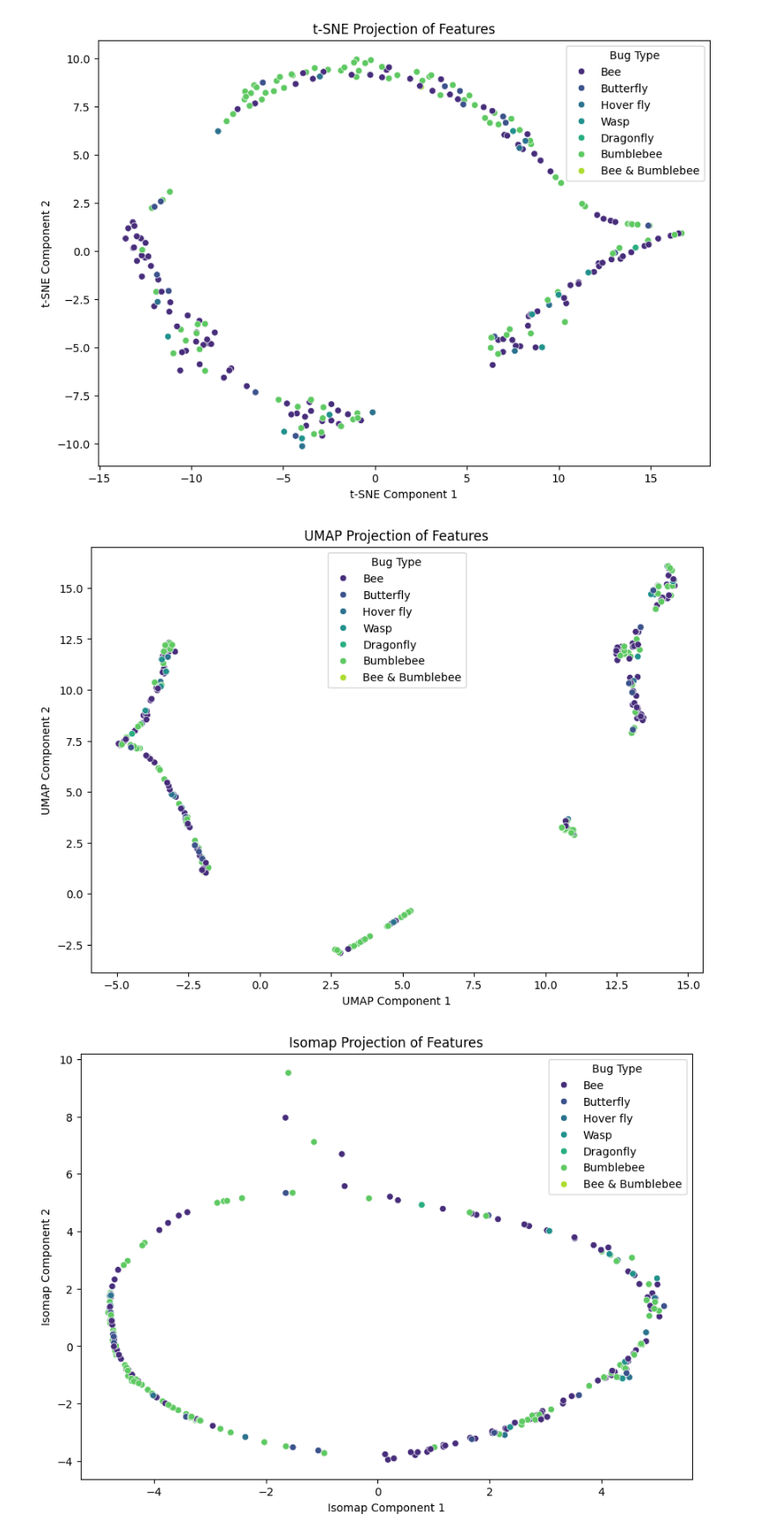
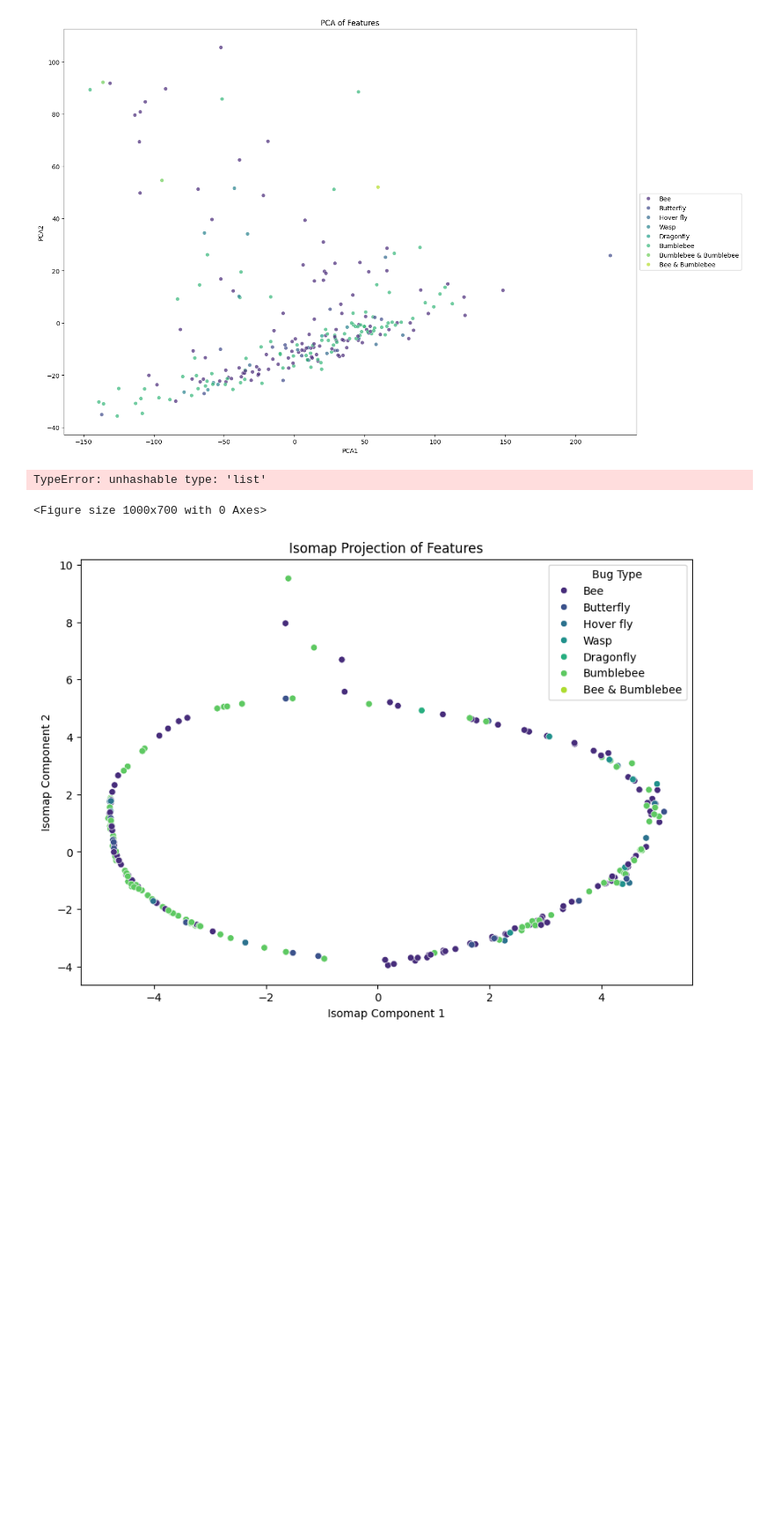
Before and after one commit to zelinze/ToBeeOrNotToBee, a Jupyter notebook: data_visualization.ipynb, the cells around one changed output. Shown: that part at 88% size. Saved outputs shown, nothing was run; the diff lists cells and outputs as text; code cells hidden in the pictures; blank space fills up the shorter version.

```diff
--- a/data_visualization.ipynb
+++ b/data_visualization.ipynb
@@ -118,7 +125,38 @@ plot_pca_projection(all_data_df)
+# %%
+# 提取特征数据
+features = features_df  # 假设features_df包含所有特征数据
+
+# 执行PCA降维到2维
+pca = PCA(n_components=2)
+pca_result = pca.fit_transform(features)
+
+# 创建PCA结果的DataFrame
+pca_df = pd.DataFrame(data=pca_result, columns=['PCA1', 'PCA2'])
+pca_df['bug_type'] = classif_df['bug_type'].apply(lambda x: ' & '.join(x))  # 将多标签连接为字符串
+
+# 可视化PCA结果
+plt.figure(figsize=(16, 10), dpi=100)
+sns.scatterplot(
+    x='PCA1', y='PCA2',
+    hue='bug_type',
+    palette=sns.color_palette('viridis', len(pca_df['bug_type'].unique())),
+    data=pca_df,
+    legend="full",
+    alpha=0.7
+)
+plt.title('PCA of Features')
+plt.xlabel('PCA1')
+plt.ylabel('PCA2')
+plt.legend(loc='center left', bbox_to_anchor=(1, 0.5), ncol=1)
+plt.tight_layout()
+plt.show()
+# %% [output]
+[figure, added]
 # %%
 from sklearn.manifold import TSNE
 import umap
 
+# t-SNE 投影到2维
 def plot_tsne_projection(features_df, classif_df):
     features = features_df.select_dtypes(include=[np.number])  # 只选择数值型特征
     tsne = TSNE(n_components=2, random_state=42)
@@ -126,17 +164,19 @@ def plot_tsne_projection(features_df, classif_df):
 
     # 创建t-SNE结果的DataFrame
     tsne_df = pd.DataFrame(data=tsne_result, columns=['tSNE1', 'tSNE2'])
-    tsne_df = pd.concat([tsne_df, classif_df[['bug type']]], axis=1)
+    tsne_df = pd.concat([tsne_df, classif_df[['bug_type']]], axis=1)
 
     plt.figure(figsize=(10, 7))
-    sns.scatterplot(x='tSNE1', y='tSNE2', hue='bug type', data=tsne_df, palette='viridis')
+    sns.scatterplot(x='tSNE1', y='tSNE2', hue='bug_type', data=tsne_df, palette='viridis')
     plt.title('t-SNE Projection of Features')
     plt.xlabel('t-SNE Component 1')
     plt.ylabel('t-SNE Component 2')
     plt.legend(title='Bug Type', loc='best')
     plt.show()
 
-# 使用UMAP进行特征降维
+plot_tsne_projection(features_df, classif_df)
+
+# UMAP 投影到2维
 def plot_umap_projection(features_df, classif_df):
     features = features_df.select_dtypes(include=[np.number])  # 只选择数值型特征
     umap_reducer = umap.UMAP(n_components=2, random_state=42)
@@ -144,24 +184,20 @@ def plot_umap_projection(features_df, classif_df):
 
     # 创建UMAP结果的DataFrame
     umap_df = pd.DataFrame(data=umap_result, columns=['UMAP1', 'UMAP2'])
-    umap_df = pd.concat([umap_df, classif_df[['bug type']]], axis=1)
+    umap_df = pd.concat([umap_df, classif_df[['bug_type']]], axis=1)
 
     plt.figure(figsize=(10, 7))
-    sns.scatterplot(x='UMAP1', y='UMAP2', hue='bug type', data=umap_df, palette='viridis')
+    sns.scatterplot(x='UMAP1', y='UMAP2', hue='bug_type', data=umap_df, palette='viridis')
     plt.title('UMAP Projection of Features')
     plt.xlabel('UMAP Component 1')
     plt.ylabel('UMAP Component 2')
     plt.legend(title='Bug Type', loc='best')
     plt.show()
 
-# 调用函数进行t-SNE投影可视化
-plot_tsne_projection(features_df, classif_df)
-
-# 调用函数进行UMAP投影可视化
 plot_umap_projection(features_df, classif_df)
 # %% [output]
-[figure, removed]
-[figure, removed]
+TypeError: unhashable type: 'list'
+<Figure size 1000x700 with 0 Axes>
 # %%
 from sklearn.manifold import Isomap, MDS
 
```
Also changed, not shown: parts of 5 cells of this notebook, 20 other files.
